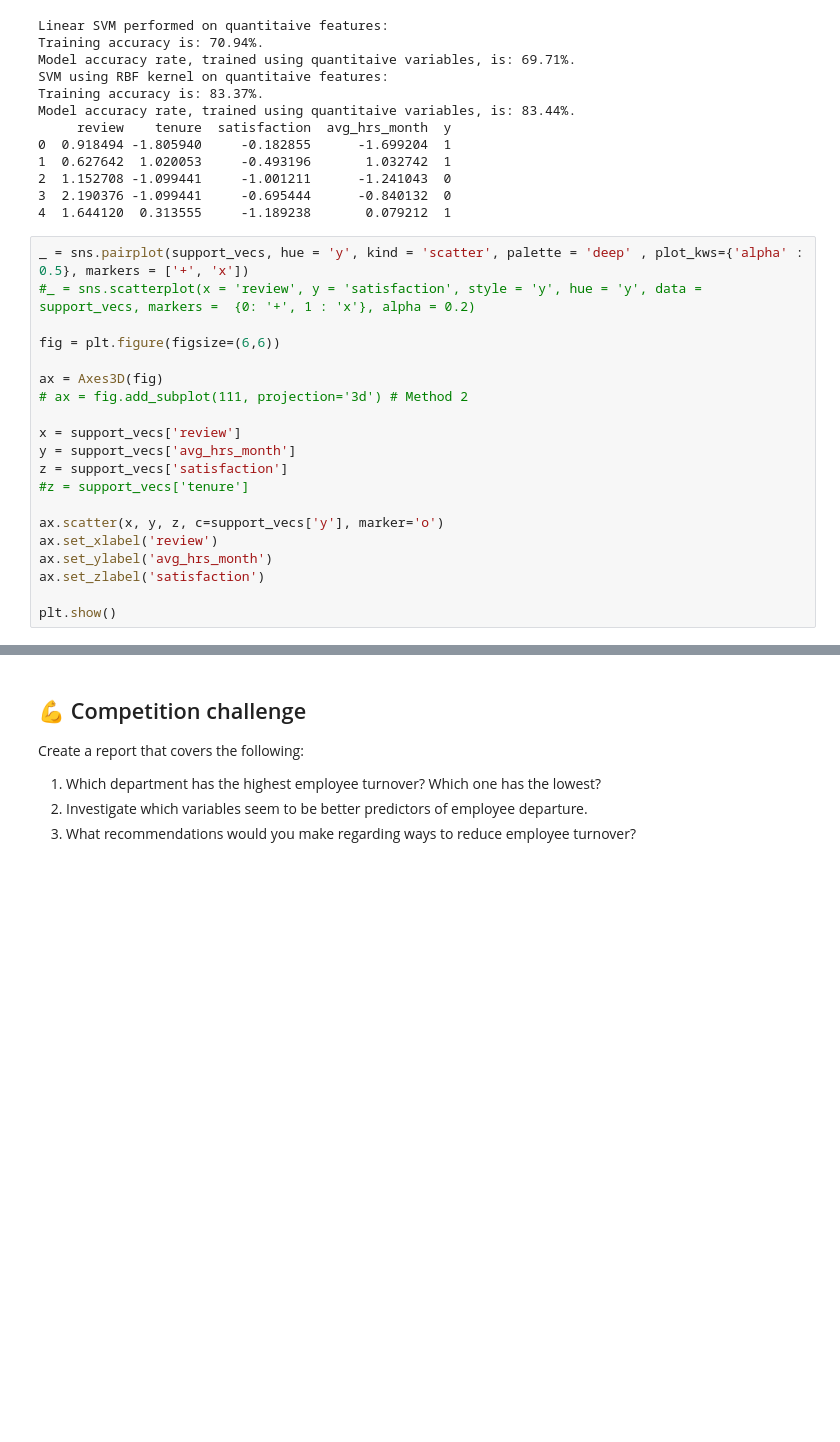
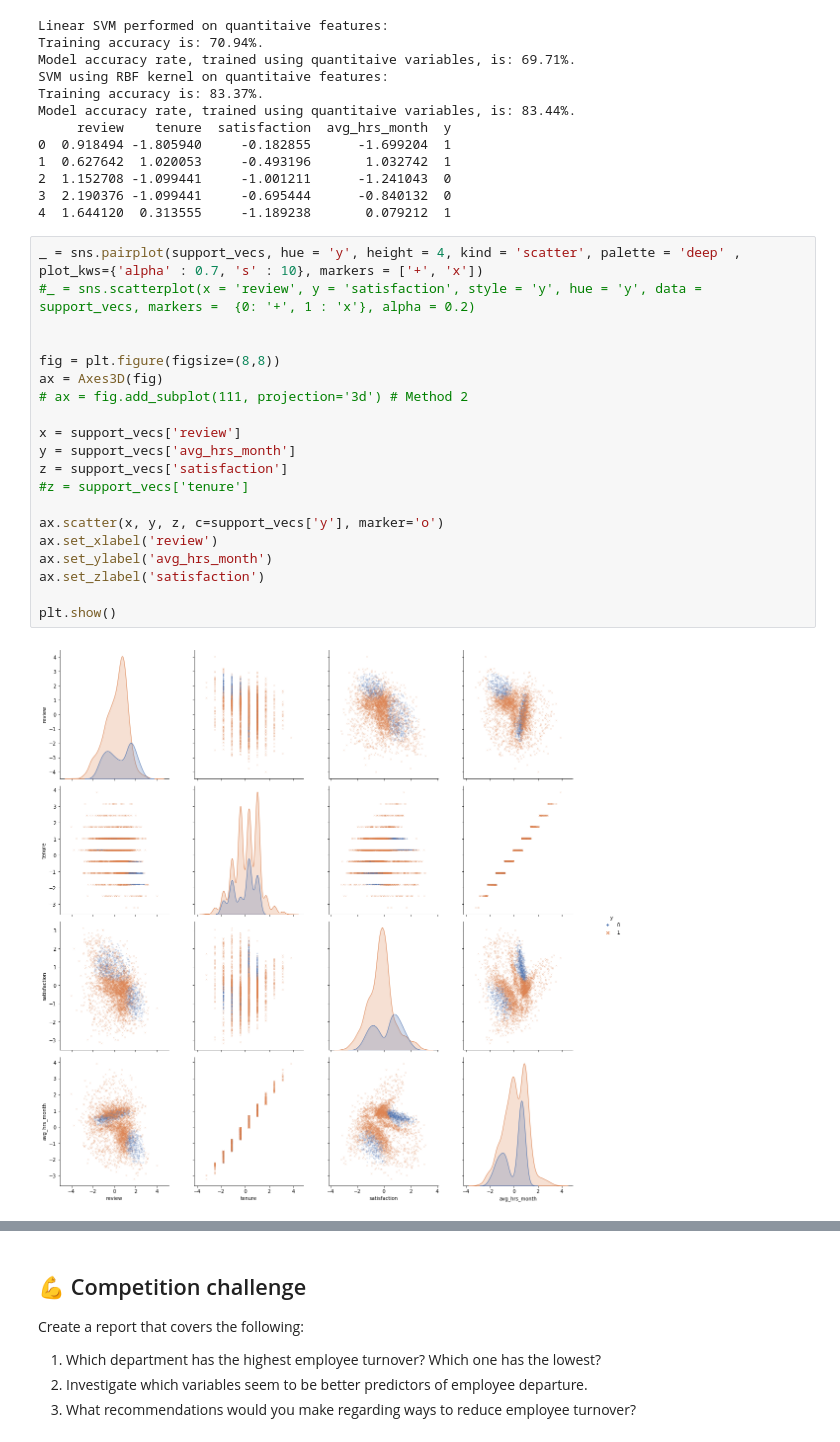
Before and after one commit to sushantmahat/employee-turnover, a Jupyter notebook: sushant/SM employee project.ipynb, the cells around one changed output, grey strips where cells are left out. Cells and saved outputs as stored; diff of their text form; blank space fills up the shorter version.

```diff
--- a/sushant/SM employee project.ipynb
+++ b/sushant/SM employee project.ipynb
@@ -267,22 +265,24 @@ Model accuracy rate, trained using quantitaive variables, is: 83.44%.
 3  2.190376 -1.099441     -0.695444      -0.840132  0
 4  1.644120  0.313555     -1.189238       0.079212  1
 # %%
-_ = sns.pairplot(support_vecs, hue = 'y', kind = 'scatter', palette = 'deep' , plot_kws={'alpha' : 0.5}, markers = ['+', 'x'])
+_ = sns.pairplot(support_vecs, hue = 'y', height = 4, kind = 'scatter', palette = 'deep' , plot_kws={'alpha' : 0.7, 's' : 10}, markers = ['+', 'x'])
 #_ = sns.scatterplot(x = 'review', y = 'satisfaction', style = 'y', hue = 'y', data = support_vecs, markers =  {0: '+', 1 : 'x'}, alpha = 0.2)
 
-fig = plt.figure(figsize=(6,6))
 
+fig = plt.figure(figsize=(8,8))
 ax = Axes3D(fig)
 # ax = fig.add_subplot(111, projection='3d') # Method 2
 
 x = support_vecs['review']
 y = support_vecs['avg_hrs_month']
 z = support_vecs['satisfaction']
 #z = support_vecs['tenure']
 
 ax.scatter(x, y, z, c=support_vecs['y'], marker='o')
 ax.set_xlabel('review')
 ax.set_ylabel('avg_hrs_month')
 ax.set_zlabel('satisfaction')
 
 plt.show()
+# %% [output]
+[figure, added]
```
Also changed, not shown: parts of 4 cells of this notebook.
